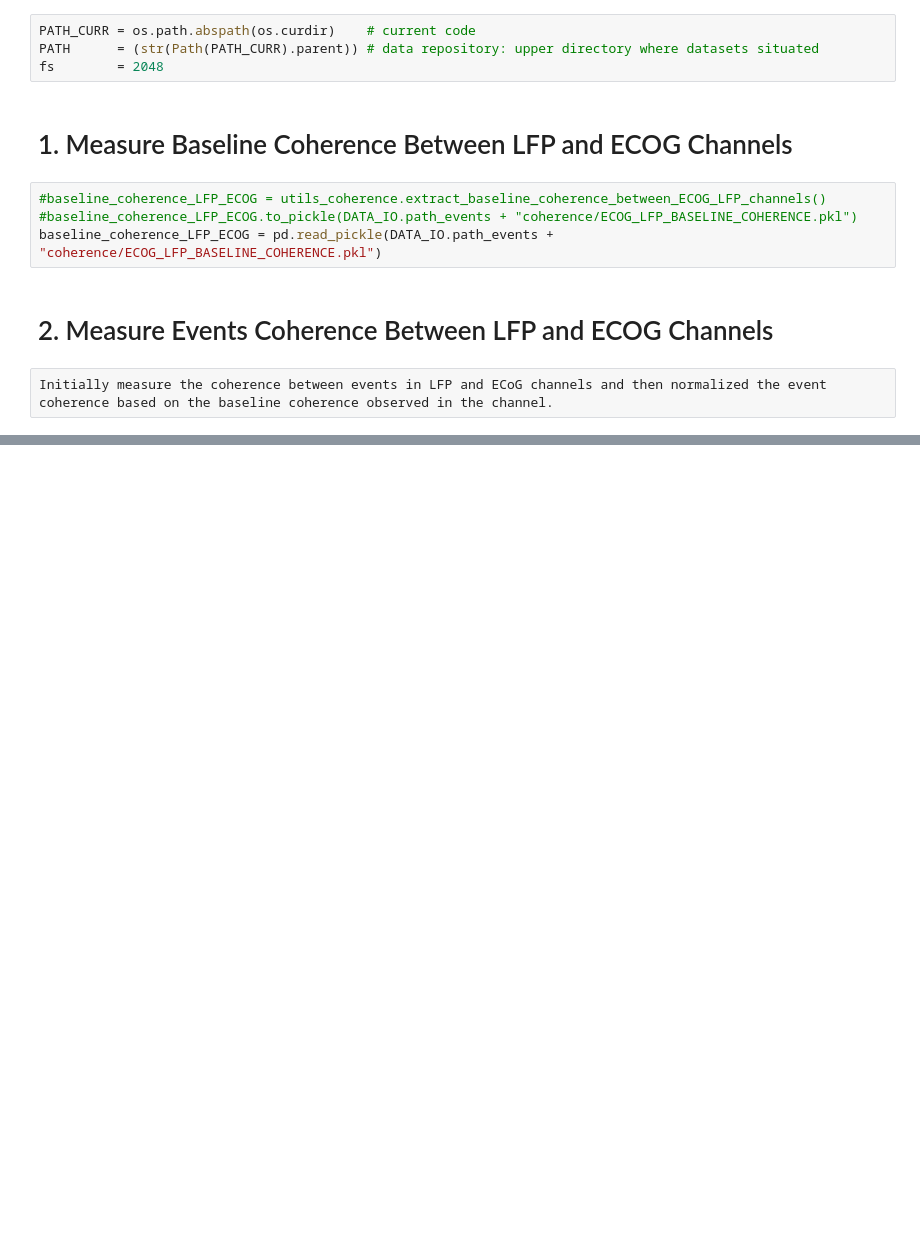
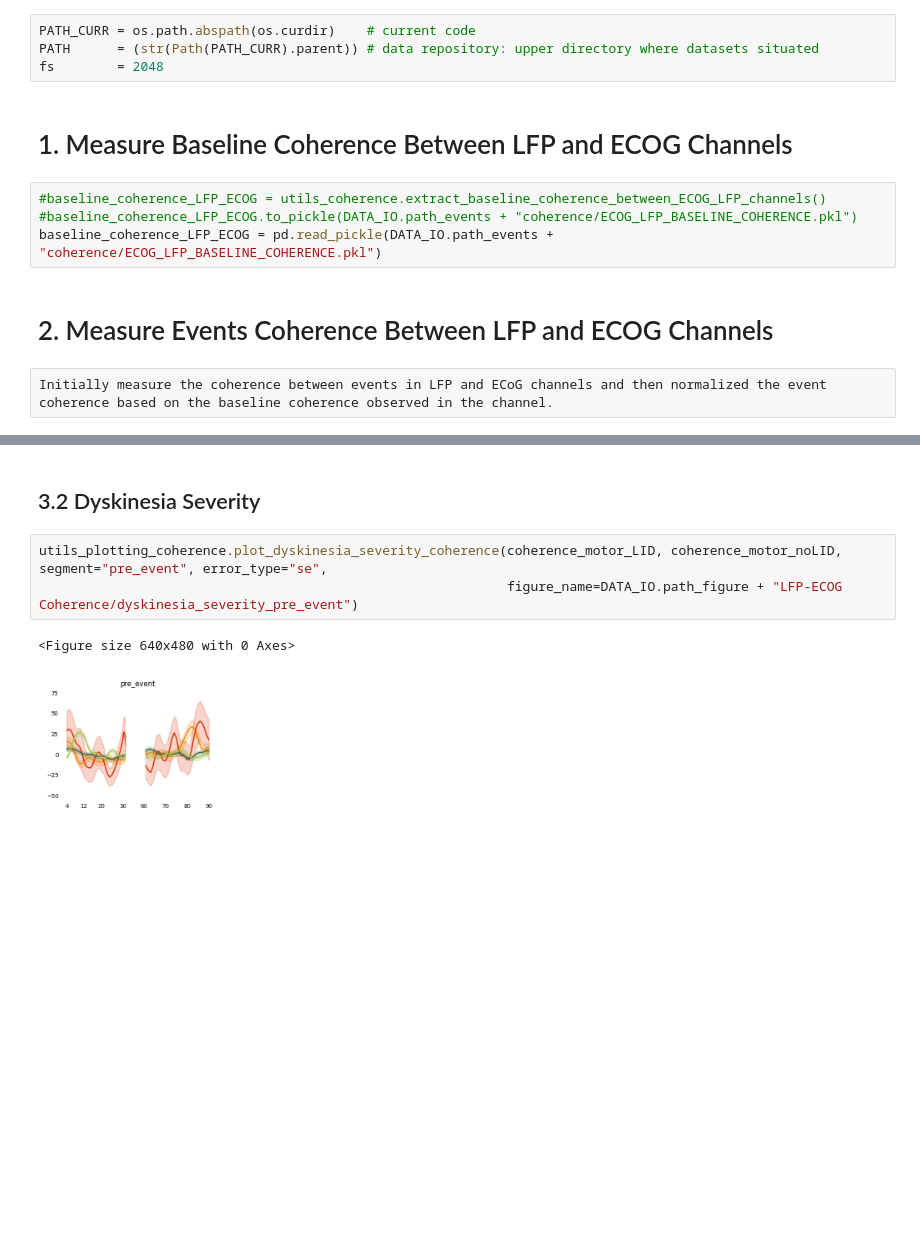
Before and after one commit to FilippoHei/PD-Dyskinesia-Electrophysiology, a Jupyter notebook: 5.1 Spectral Coherence Baseline LFP-ECoG.ipynb, the cells around one changed output, grey strips where cells are left out. Cells and saved outputs as stored; diff of their text form; blank space fills up the shorter version.

```diff
--- a/5.1 Spectral Coherence Baseline LFP-ECoG.ipynb
+++ b/5.1 Spectral Coherence Baseline LFP-ECoG.ipynb
@@ -38,0 +118,8 @@ Initially measure the coherence between events in LFP and ECoG channels and then
+# %% [markdown]
+## 3.2 Dyskinesia Severity
+# %%
+utils_plotting_coherence.plot_dyskinesia_severity_coherence(coherence_motor_LID, coherence_motor_noLID, segment="pre_event", error_type="se",
+                                                            figure_name=DATA_IO.path_figure + "LFP-ECOG Coherence/dyskinesia_severity_pre_event")
+# %% [output]
+<Figure size 640x480 with 0 Axes>
+[figure, added]
```
Also changed, not shown: parts of 14 cells of this notebook, 5 other files.
